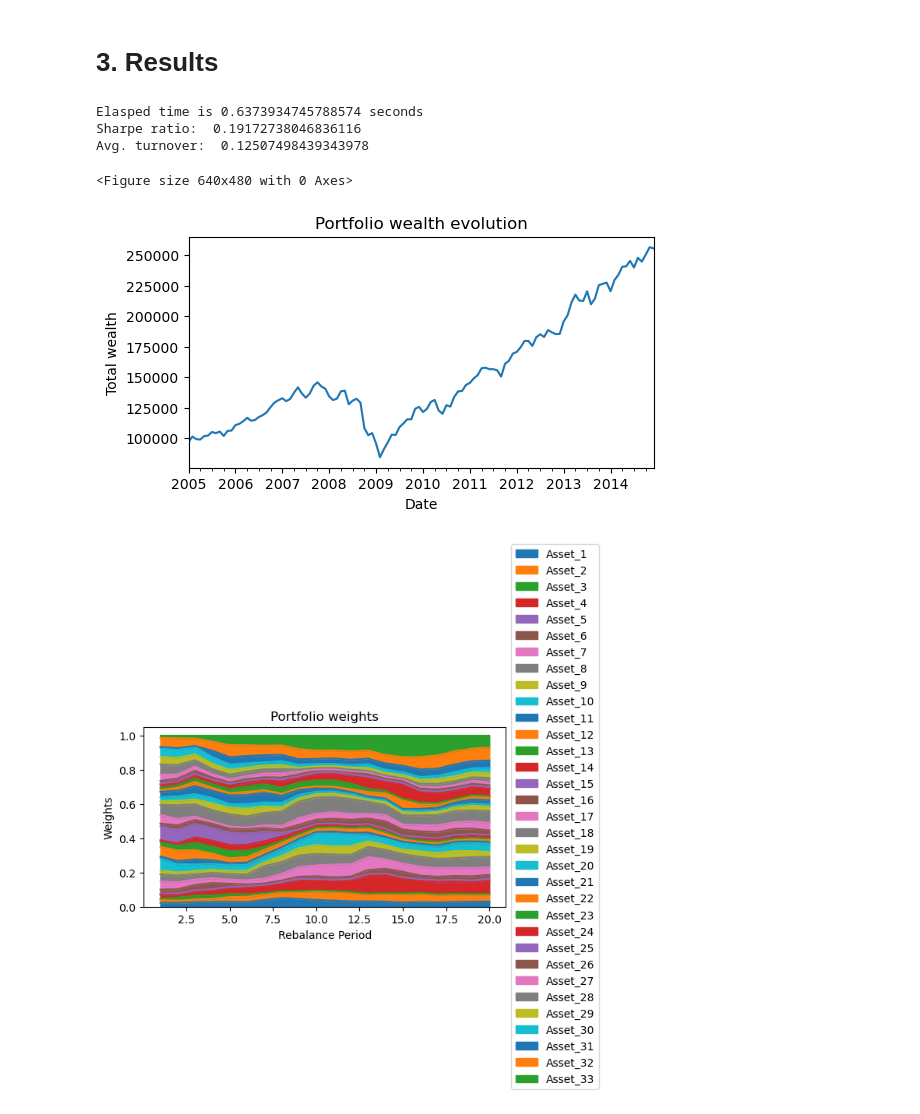
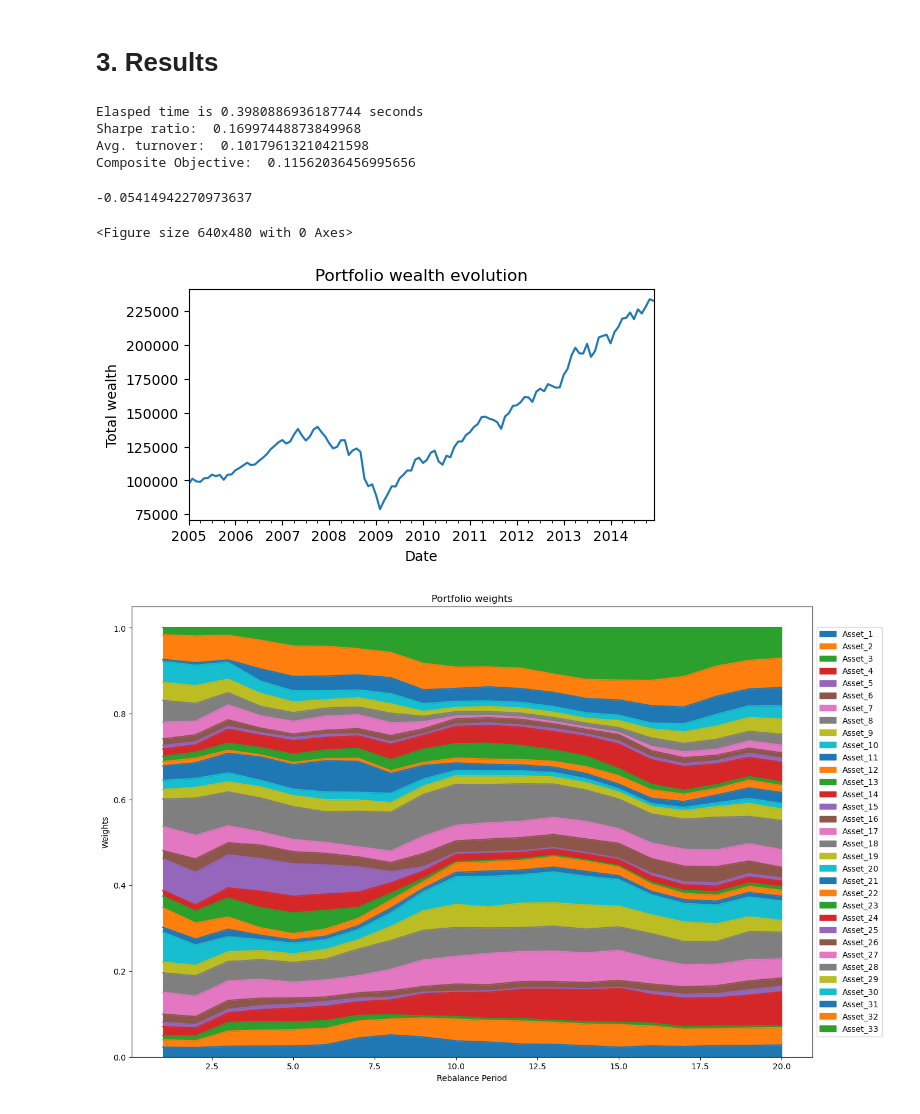
Before and after one commit to kaiwenShen/ENET_prediction_w_robust_cVar_turnover_Portfolio_Opt, a Jupyter notebook: MMF1921_Project_Main.ipynb, the cells around one changed output. Cells and saved outputs as stored; diff of their text form; code cells hidden in the pictures.

Commit message:
add elastic net and cvar optimize.

```diff
--- a/MMF1921_Project_Main.ipynb
+++ b/MMF1921_Project_Main.ipynb
@@ -80,6 +80,7 @@ n  = len(tickers)
 # the turnover rate)
 x  = np.zeros([n, NoPeriods])
 x0 = np.zeros([n, NoPeriods])
+insample_r2 = np.zeros([n, NoPeriods])
 
 # Preallocate space for the portfolio per period value and turnover
 currentVal = np.zeros([NoPeriods, 1])
@@ -129,9 +130,14 @@ for t in range(NoPeriods):
         'portfolio_variance': 1,
         'turnover': 0.01,
         'ellipsoidal_robustness':chi2.ppf(0.95,n),
+        'cvar':0.0,
+        'cvar_alpha':0.95,
+        'enet_lambda':0.1,
+        'enet_alpha':0.95,
+        'prediction_model':1
         # 'ellipsoidal_robustness':0,
     }
-    x[:,t] = project_function(periodReturns, periodFactRet, x0[:,t], objective_lambda_dict)
+    x[:,t],insample_r2[:,t] = project_function(periodReturns, periodFactRet, x0[:,t], objective_lambda_dict)
     #Calculate the turnover rate
     if t > 0:
         turnover[t] = np.sum( np.abs( x[:,t] - x0[:,t] ) )
@@ -175,10 +181,16 @@ avgTurnover = np.mean(turnover[1:])
 print("Elasped time is "+ str(end_time - start_time) + ' seconds')
 print('Sharpe ratio: ', str(SR[0]))
 print('Avg. turnover: ', str(avgTurnover))
+print('Composite Objective: ', str(0.8*SR[0] - 0.2*avgTurnover))
 # %% [output]
-Elasped time is 0.6373934745788574 seconds
-Sharpe ratio:  0.19172738046836116
-Avg. turnover:  0.12507498439343978
+Elasped time is 0.3980886936187744 seconds
+Sharpe ratio:  0.16997448873849968
+Avg. turnover:  0.10179613210421598
+Composite Objective:  0.11562036456995656
+# %%
+np.mean(insample_r2)
+# %% [output]
+-0.05414942270973637
 # %%
 # OLS+MVO (TA BASELINE)
 # Sharpe ratio:  0.1928084208916314
@@ -201,32 +213,33 @@ Avg. turnover:  0.12507498439343978
 #--------------------------------------------------------------------------
 # Calculate the dates of the out-of-sample period
 
 fig = plt.figure(1)
 portfValue.plot(title = 'Portfolio wealth evolution',
                 ylabel = 'Total wealth',
                 figsize = (6, 3),
                 legend = False)
 plt.savefig("images/wealth.svg")
 
 #--------------------------------------------------------------------------
 # 3.3 Portfolio weights plot
 #--------------------------------------------------------------------------
 # Portfolio weights
 
 fig2 = plt.figure(2)
 x[x < 0] = 0
 weights = pd.DataFrame(x, index = tickers)
 weights.columns = [col + 1 for col in weights.columns]
 weights[(weights > 0).any(axis=1)].T.plot.area(title = 'Portfolio weights',
                   ylabel = 'Weights', xlabel = 'Rebalance Period',
                   figsize = (6, 3),
                   legend = True, stacked = True)
 plt.legend(loc='center left', bbox_to_anchor=(1.0, 0.5))
+plt.gcf().set_size_inches(15, 10)
 plt.savefig("images/weights.svg");
 #
 # %%%%%%%%%%%%%%%%%%%%%%%%%%%%%%%%%%%%%%%%%%%%%%%%%%%%%%%%%%%%%%%%%%%%%%%%%%%
 # % Program End
 # %% [output]
 <Figure size 640x480 with 0 Axes>
-[figure, old version]
+[figure, new version]
-[figure, old version]
+[figure, new version]
```
Also changed, not shown: parts of 1 cell of this notebook, 7 other files.
